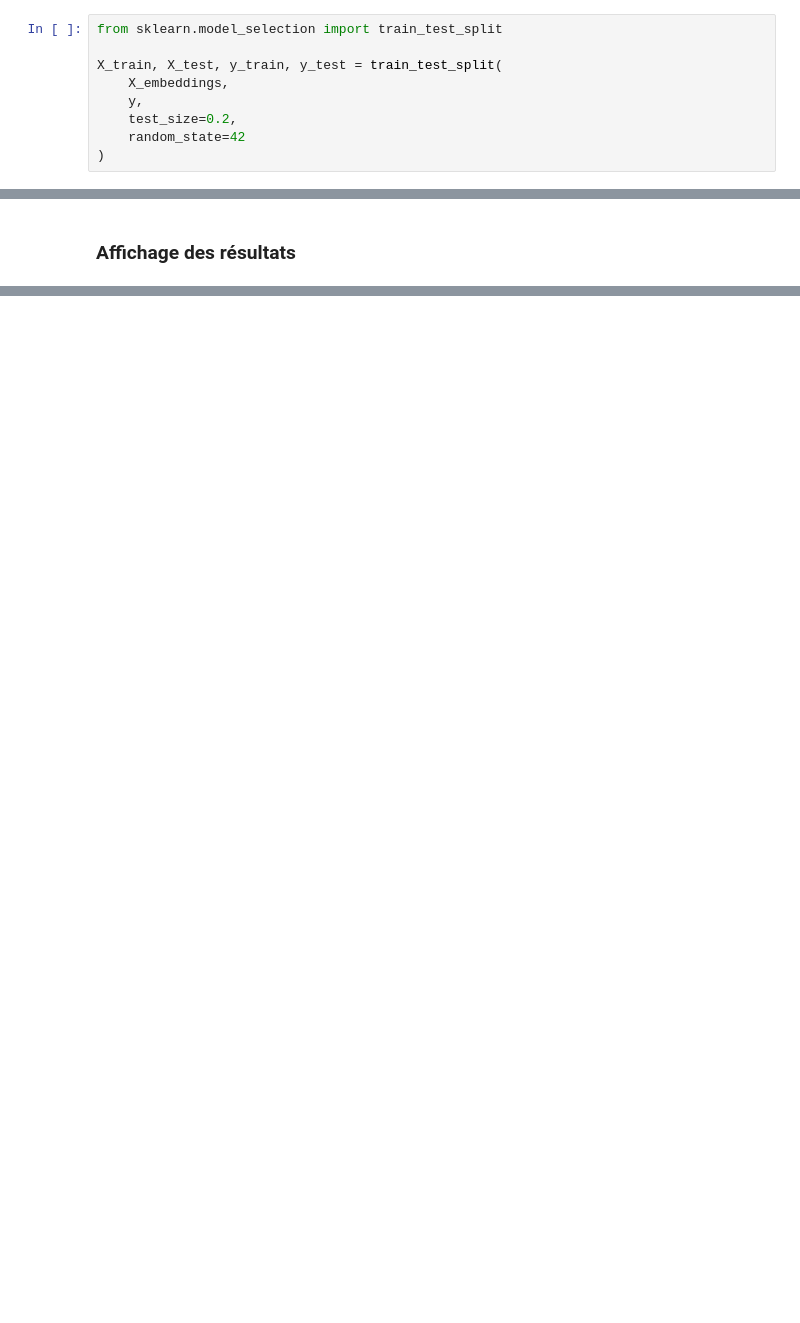
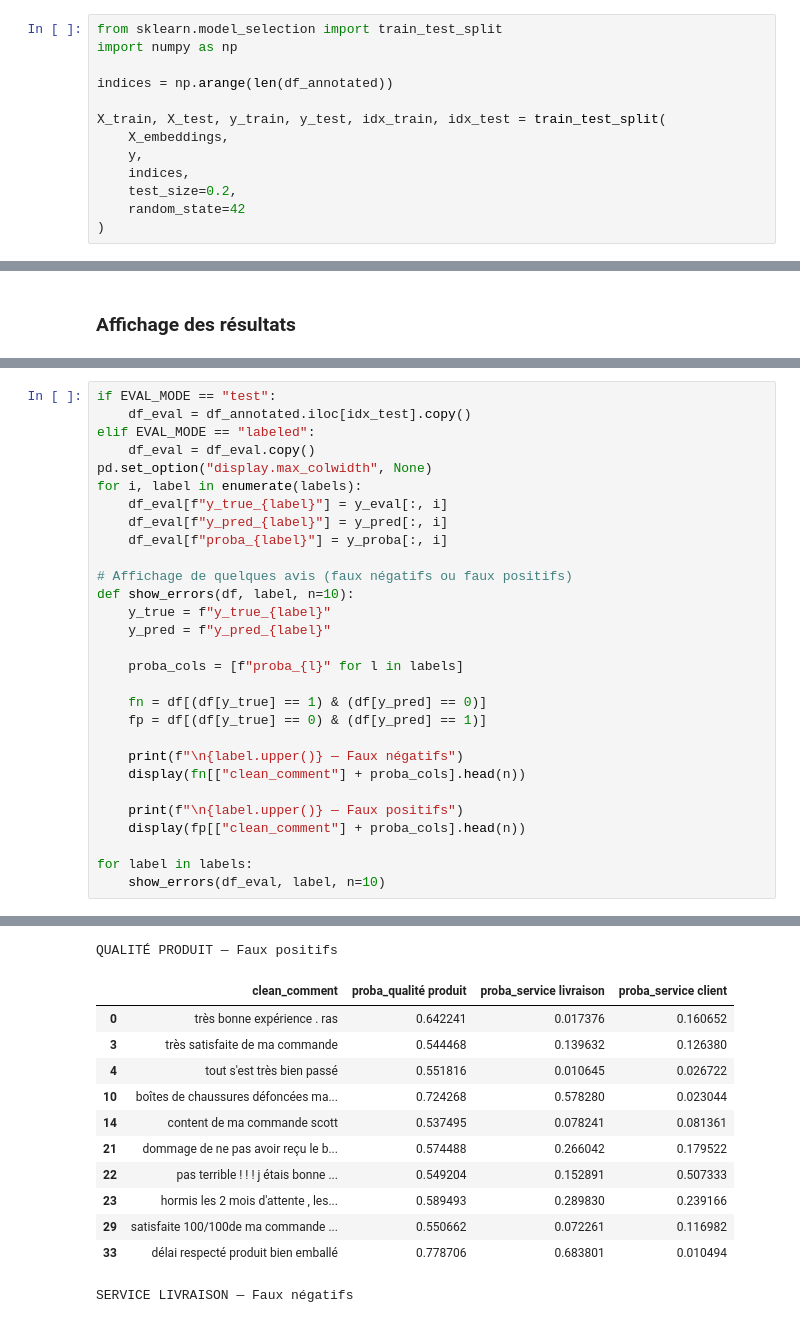
Before and after one commit to laurinecharbonnier/trustpilot, a Jupyter notebook: notebooks/LogisticRegression.ipynb, the cells around one changed output, grey strips where cells are left out. Saved outputs shown, nothing was run; the diff lists cells and outputs as text; blank space fills up the shorter version.

```diff
--- a/notebooks/LogisticRegression.ipynb
+++ b/notebooks/LogisticRegression.ipynb
@@ -109,10 +116,14 @@ X_embeddings = model_emb.encode(
 ### Séparation des données en train/test
 # %%
 from sklearn.model_selection import train_test_split
+import numpy as np
 
-X_train, X_test, y_train, y_test = train_test_split(
+indices = np.arange(len(df_annotated))
+
+X_train, X_test, y_train, y_test, idx_train, idx_test = train_test_split(
     X_embeddings,
     y,
+    indices,
     test_size=0.2,
     random_state=42
 )
@@ -255,0 +298,30 @@ service client
+# %%
+if EVAL_MODE == "test":
+    df_eval = df_annotated.iloc[idx_test].copy()
+elif EVAL_MODE == "labeled":
+    df_eval = df_eval.copy()
+pd.set_option("display.max_colwidth", None)
+for i, label in enumerate(labels):
+    df_eval[f"y_true_{label}"] = y_eval[:, i]
+    df_eval[f"y_pred_{label}"] = y_pred[:, i]
+    df_eval[f"proba_{label}"] = y_proba[:, i]
+
+# Affichage de quelques avis (faux négatifs ou faux positifs)
+def show_errors(df, label, n=10):
+    y_true = f"y_true_{label}"
+    y_pred = f"y_pred_{label}"
+
+    proba_cols = [f"proba_{l}" for l in labels]
+
+    fn = df[(df[y_true] == 1) & (df[y_pred] == 0)]
+    fp = df[(df[y_true] == 0) & (df[y_pred] == 1)]
+
+    print(f"\n{label.upper()} — Faux négatifs")
+    display(fn[["clean_comment"] + proba_cols].head(n))
+
+    print(f"\n{label.upper()} — Faux positifs")
+    display(fp[["clean_comment"] + proba_cols].head(n))
+
+for label in labels:
+    show_errors(df_eval, label, n=10)
+# %% [output]
@@ -255,0 +338,13 @@ service client
+QUALITÉ PRODUIT — Faux positifs
+|  | clean_comment | proba_qualité produit | proba_service livraison | proba_service client |
+| 0 | très bonne expérience . ras | 0.642241 | 0.017376 | 0.160652 |
+| 3 | très satisfaite de ma commande | 0.544468 | 0.139632 | 0.126380 |
+| 4 | tout s'est très bien passé | 0.551816 | 0.010645 | 0.026722 |
+| 10 | boîtes de chaussures défoncées ma... | 0.724268 | 0.578280 | 0.023044 |
+| 14 | content de ma commande scott | 0.537495 | 0.078241 | 0.081361 |
+| 21 | dommage de ne pas avoir reçu le b... | 0.574488 | 0.266042 | 0.179522 |
+| 22 | pas terrible ! ! ! j étais bonne ... | 0.549204 | 0.152891 | 0.507333 |
+| 23 | hormis les 2 mois d'attente , les... | 0.589493 | 0.289830 | 0.239166 |
+| 29 | satisfaite 100/100de ma commande ... | 0.550662 | 0.072261 | 0.116982 |
+| 33 | délai respecté produit bien emballé | 0.778706 | 0.683801 | 0.010494 |
+SERVICE LIVRAISON — Faux négatifs
```
Also changed, not shown: parts of 14 cells of this notebook, 7 other files.
